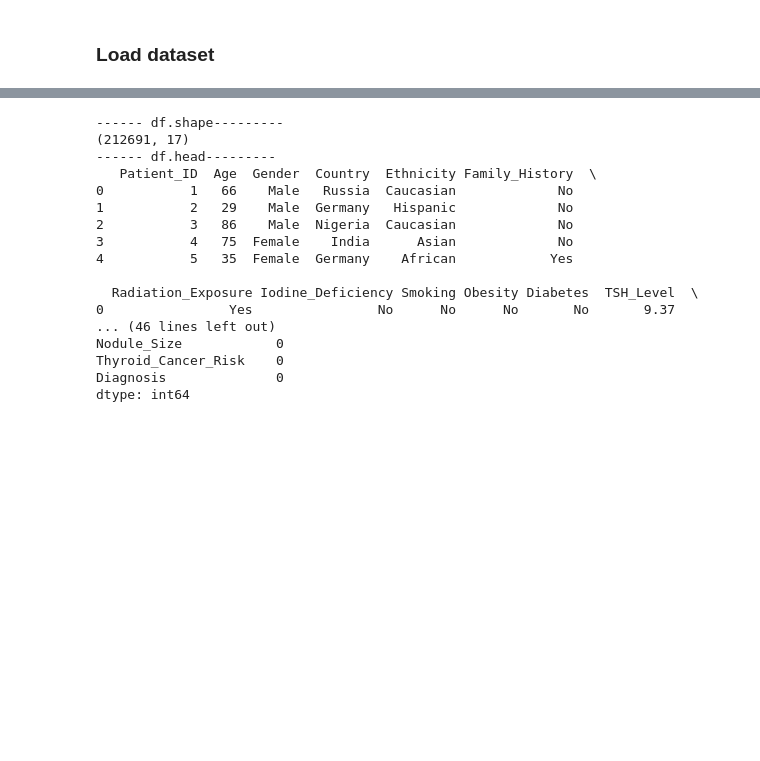
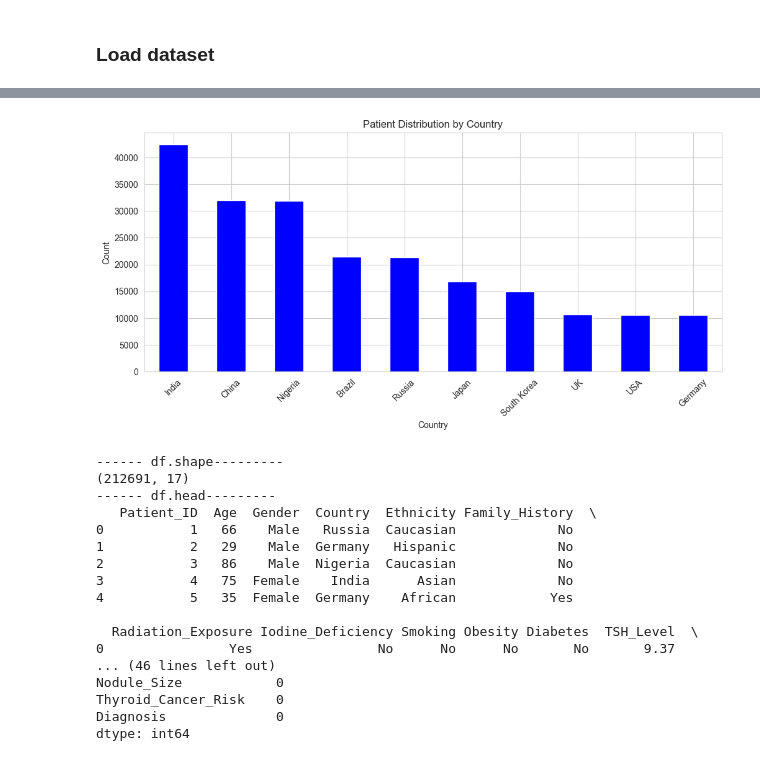
Before and after one commit to Jdhwang98/thyroid-cancer-prediction, a Jupyter notebook: thyroid_cancer_risk.ipynb, the cells around one changed output, grey strips where cells are left out. Saved outputs shown, nothing was run; the diff lists cells and outputs as text; code cells hidden in the pictures; blank space fills up the shorter version.

```diff
--- a/thyroid_cancer_risk.ipynb
+++ b/thyroid_cancer_risk.ipynb
@@ -31,3 +54,13 @@ df = pd.read_csv('thyroid_cancer_risk_data.csv')
+# %%
+plt.figure(figsize=(12, 5))
+df["Country"].value_counts().plot(kind="bar", color="blue")
+plt.title("Patient Distribution by Country")
+plt.xlabel("Country")
+plt.ylabel("Count")
+plt.xticks(rotation=45)
+plt.show()
+# %% [output]
+[figure, added]
 # %%
 print("------ df.shape---------")
 print(df.shape)
```
Also changed, not shown: parts of 4 cells of this notebook.
